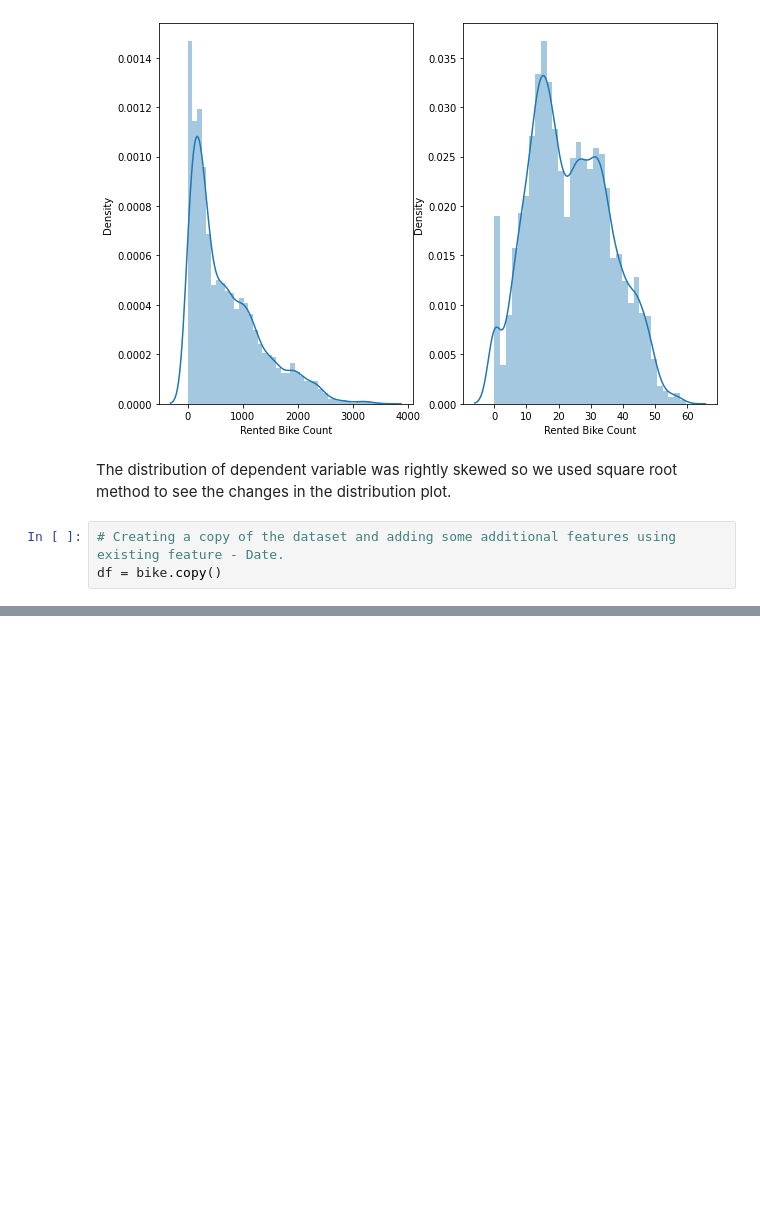
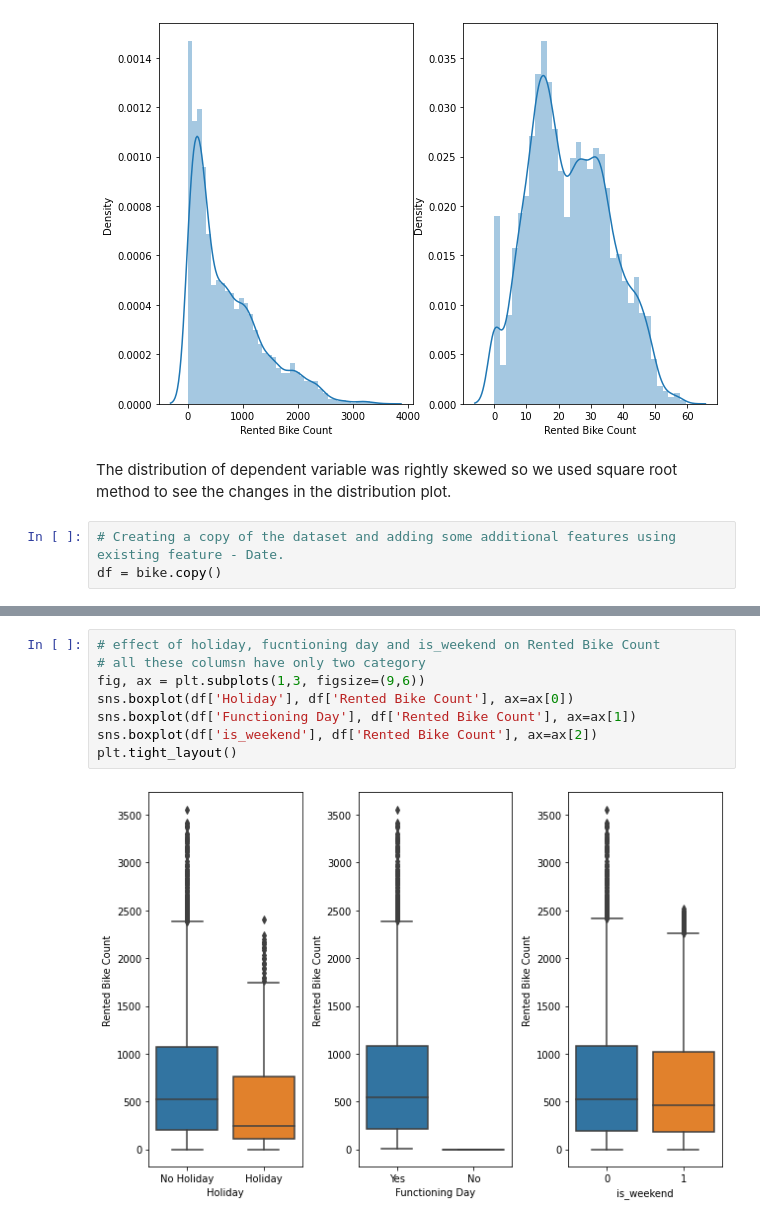
Before and after one commit to PriyankaSejwal/Bike-Sharing-Demand-Prediction, a Jupyter notebook: PriyankaRimo_Bike_Sharing_Demand_Prediction_Capstone_Project.ipynb, the cells around one changed output, grey strips where cells are left out. Saved outputs shown, nothing was run; the diff lists cells and outputs as text; blank space fills up the shorter version.

```diff
--- a/PriyankaRimo_Bike_Sharing_Demand_Prediction_Capstone_Project.ipynb
+++ b/PriyankaRimo_Bike_Sharing_Demand_Prediction_Capstone_Project.ipynb
@@ -291,0 +339,10 @@ plt.tight_layout()
+# %%
+# effect of holiday, fucntioning day and is_weekend on Rented Bike Count
+# all these columsn have only two category
+fig, ax = plt.subplots(1,3, figsize=(9,6))
+sns.boxplot(df['Holiday'], df['Rented Bike Count'], ax=ax[0])
+sns.boxplot(df['Functioning Day'], df['Rented Bike Count'], ax=ax[1])
+sns.boxplot(df['is_weekend'], df['Rented Bike Count'], ax=ax[2])
+plt.tight_layout()
+# %% [output]
+[figure, added]
```
Also changed, not shown: parts of 94 cells of this notebook.
